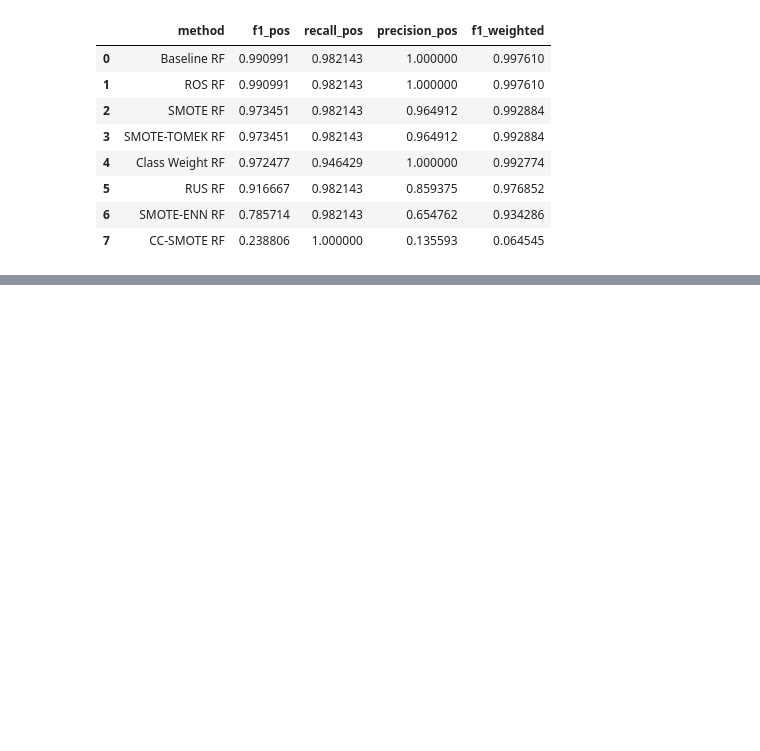
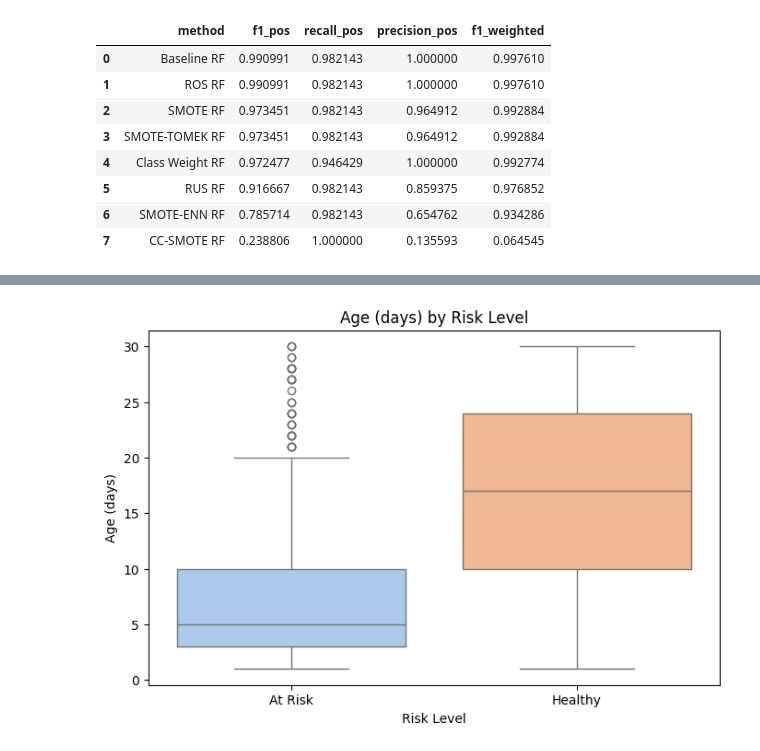
Before and after one commit to BSDSBA-JF/ML-II-Labs, a Jupyter notebook: 02/02-lab-materials/LINDSEY MAIN.ipynb, the cells around one changed output, grey strips where cells are left out. Cells and saved outputs as stored; diff of their text form; code cells hidden in the pictures; blank space fills up the shorter version.

```diff
--- a/02/02-lab-materials/LINDSEY MAIN.ipynb
+++ b/02/02-lab-materials/LINDSEY MAIN.ipynb
@@ -55,7 +55,7 @@ warnings.filterwarnings("ignore")
 # %% [markdown]
 #
 # %%
-df = pd.read_csv("historical.csv")
+df = pd.read_csv("data/historical.csv")
 df.head()
 # %% [output]
 |  | baby_id | name | gender | gestational_age_weeks | birth_weight_kg | birth_length_cm | ... |
@@ -123,4 +120,4 @@ df['date'] = pd.to_datetime(df['date'])
 df['days_from_start'] = df.groupby('baby_id')['date'].transform(
     lambda x: (x - x.min()).dt.days
 )
-df = df.drop(columns=['date'])
+#df = df.drop(columns=['date'])
@@ -471,0 +426,12 @@ display(results)
+# %%
+import seaborn as sns
+import matplotlib.pyplot as plt
+
+plt.figure(figsize=(8, 5))
+sns.boxplot(x='risk_level', y='age_days', data=df, palette='pastel')
+plt.title("Age (days) by Risk Level")
+plt.xlabel("Risk Level")
+plt.ylabel("Age (days)")
+plt.show()
+# %% [output]
+[figure, added]
```
Also changed, not shown: parts of 14 cells of this notebook.
